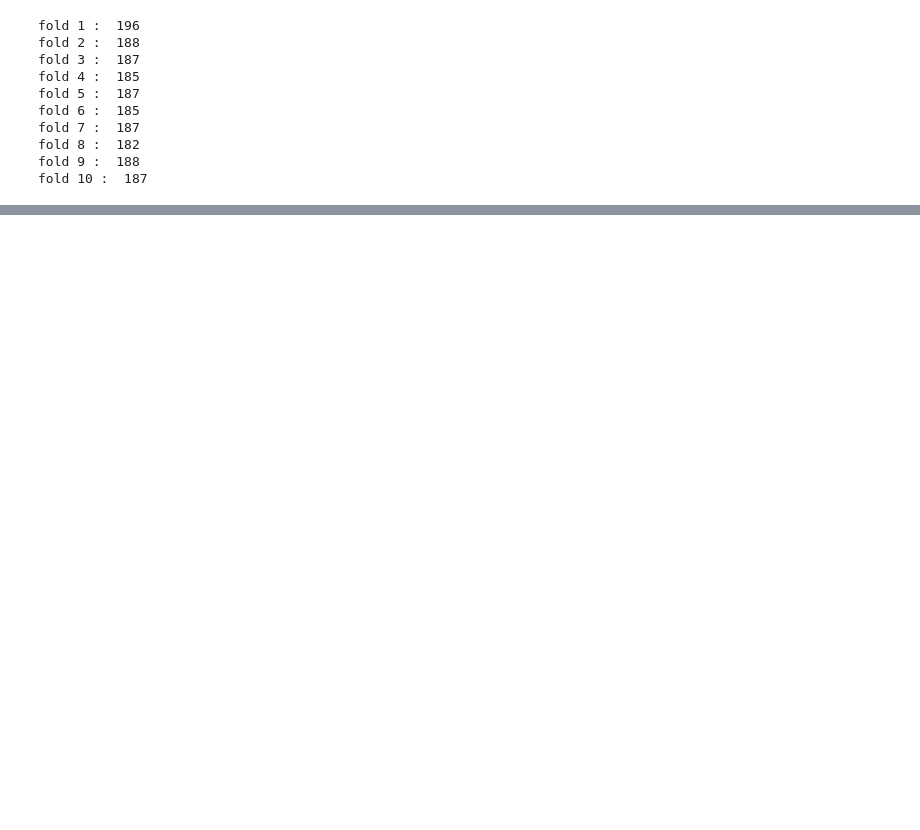
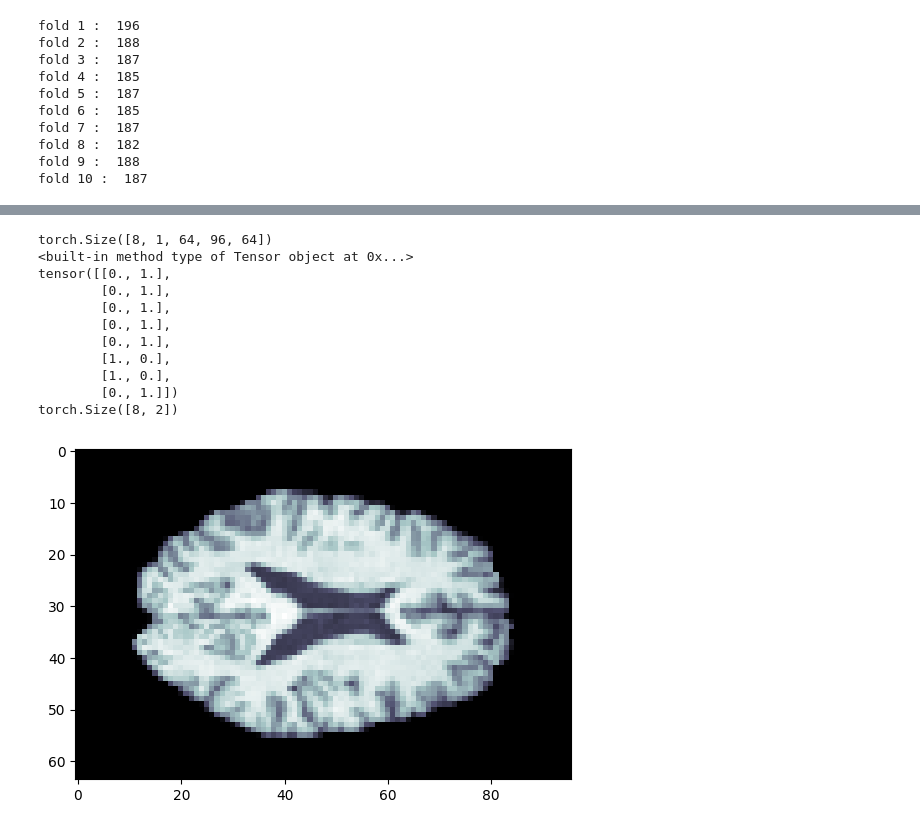
Before and after one commit to youzhiw/SCZ_classfication, a Jupyter notebook: gradCAM.ipynb, the cells around one changed output, grey strips where cells are left out. Drawn from its saved outputs; the diff is of its cells as text; code cells hidden in the pictures; blank space fills up the shorter version.

```diff
--- a/gradCAM.ipynb
+++ b/gradCAM.ipynb
@@ -226,2 +246,22 @@ torch.Size([8, 2])
+# %%
+sample = next(iter(dataloaders[0]))
+plt.imshow(sample[0][0][0][0:64, 0:96, 32], cmap = 'bone')
+print(sample[0].shape)
+print(sample[0].type)
+print(sample[1])
+print(sample[1].shape)
+# %% [output]
+torch.Size([8, 1, 64, 96, 64])
+<built-in method type of Tensor object at 0x...>
+tensor([[0., 1.],
+        [0., 1.],
+        [0., 1.],
+        [0., 1.],
+        [0., 1.],
+        [1., 0.],
+        [1., 0.],
+        [0., 1.]])
+torch.Size([8, 2])
+[figure, added]
 # %%
 model = vgg11_bn()
```
Also changed, not shown: parts of 6 cells of this notebook, 1 other file.
